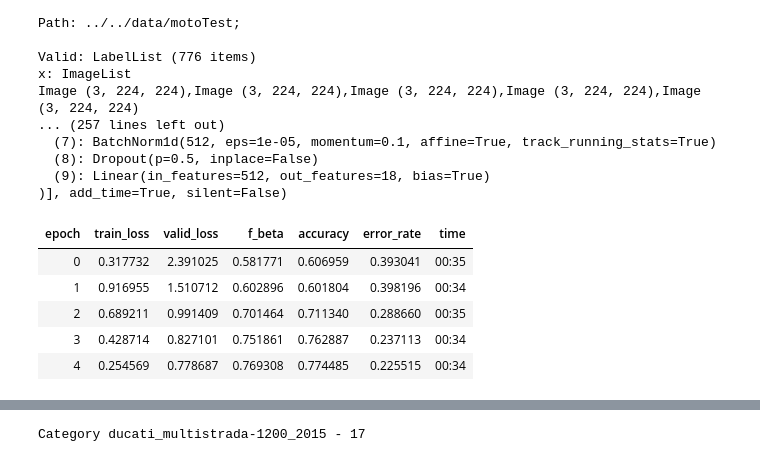
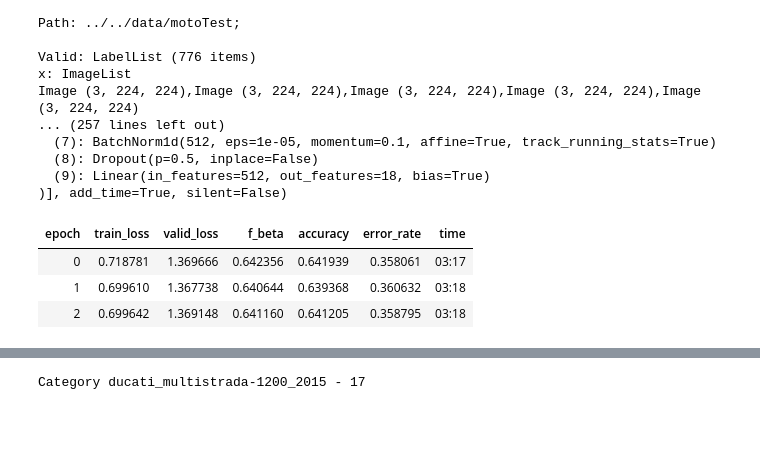
Before and after one commit to jacekfilipczuk/fastai_course-v3, a Jupyter notebook: nbs/My_version_dl1/lesson1-image-classification.ipynb, the cells around one changed output, grey strips where cells are left out. Saved outputs shown, nothing was run; the diff lists cells and outputs as text; code cells hidden in the pictures; blank space fills up the shorter version.

```diff
--- a/nbs/My_version_dl1/lesson1-image-classification.ipynb
+++ b/nbs/My_version_dl1/lesson1-image-classification.ipynb
@@ -117,4 +115,4 @@ learner = cnn_learner(data, models.resnet34, metrics=leaner_metrics)
 # %%
-learner.fit_one_cycle(4)
+learner.fit_one_cycle(5)
 # %% [output]
 | epoch | train_loss | valid_loss | f_beta | accuracy | error_rate | time |
@@ -159,5 +157,5 @@ learner.recorder.plot()
 # %%
 learner.freeze_to(-2)
-learner.fit_one_cycle(3, slice(1e-3/(2.6**4), 1e-2), moms=(0.8,0.7))
+learner.fit_one_cycle(4, slice(1e-3, 1e-5), moms=(0.8,0.7))
 # %% [output]
 | epoch | train_loss | valid_loss | f_beta | accuracy | error_rate | time |
@@ -189,5 +170,5 @@ Image (3, 224, 224),Image (3, 224, 224),Image (3, 224, 224),Image (3, 224, 224),
 # %%
 learner.freeze_to(-3)
-learner.fit_one_cycle(3, slice(1e-3/(2.6**4), 1e-2), moms=(0.8,0.7))
+learner.fit_one_cycle(4, slice(1e-5, 1e-6), moms=(0.8,0.7))
 # %% [output]
 | epoch | train_loss | valid_loss | f_beta | accuracy | error_rate | time |
@@ -219,5 +183,5 @@ Image (3, 224, 224),Image (3, 224, 224),Image (3, 224, 224),Image (3, 224, 224),
 # %%
 learner.freeze_to(-3)
-learner.fit_one_cycle(5, slice(1e-4/(2.6**4), 1e-3), moms=(0.8,0.7))
+learner.fit_one_cycle(3, slice(1e-6, 1e-7), moms=(0.8,0.7))
 # %% [output]
 | epoch | train_loss | valid_loss | f_beta | accuracy | error_rate | time |
@@ -250,14 +212,12 @@ Image (3, 224, 224),Image (3, 224, 224),Image (3, 224, 224),Image (3, 224, 224),
 )], add_time=True, silent=False)
 # %%
 learner.unfreeze()
-learner.fit_one_cycle(5, slice(1e-3/(2.6**4), 1e-2), moms=(0.8,0.7))
+learner.fit_one_cycle(3, slice(1e-6, 1e-7), moms=(0.8,0.7))
 # %% [output]
 | epoch | train_loss | valid_loss | f_beta | accuracy | error_rate | time |
-| 0 | 0.317732 | 2.391025 | 0.581771 | 0.606959 | 0.393041 | 00:35 |
-| 1 | 0.916955 | 1.510712 | 0.602896 | 0.601804 | 0.398196 | 00:34 |
-| 2 | 0.689211 | 0.991409 | 0.701464 | 0.711340 | 0.288660 | 00:35 |
-| 3 | 0.428714 | 0.827101 | 0.751861 | 0.762887 | 0.237113 | 00:34 |
-| 4 | 0.254569 | 0.778687 | 0.769308 | 0.774485 | 0.225515 | 00:34 |
+| 0 | 0.718781 | 1.369666 | 0.642356 | 0.641939 | 0.358061 | 03:17 |
+| 1 | 0.699610 | 1.367738 | 0.640644 | 0.639368 | 0.360632 | 03:18 |
+| 2 | 0.699642 | 1.369148 | 0.641160 | 0.641205 | 0.358795 | 03:18 |
 # %%
 learner.save('stage-last')
 # %%
```
Also changed, not shown: parts of 24 cells of this notebook.
